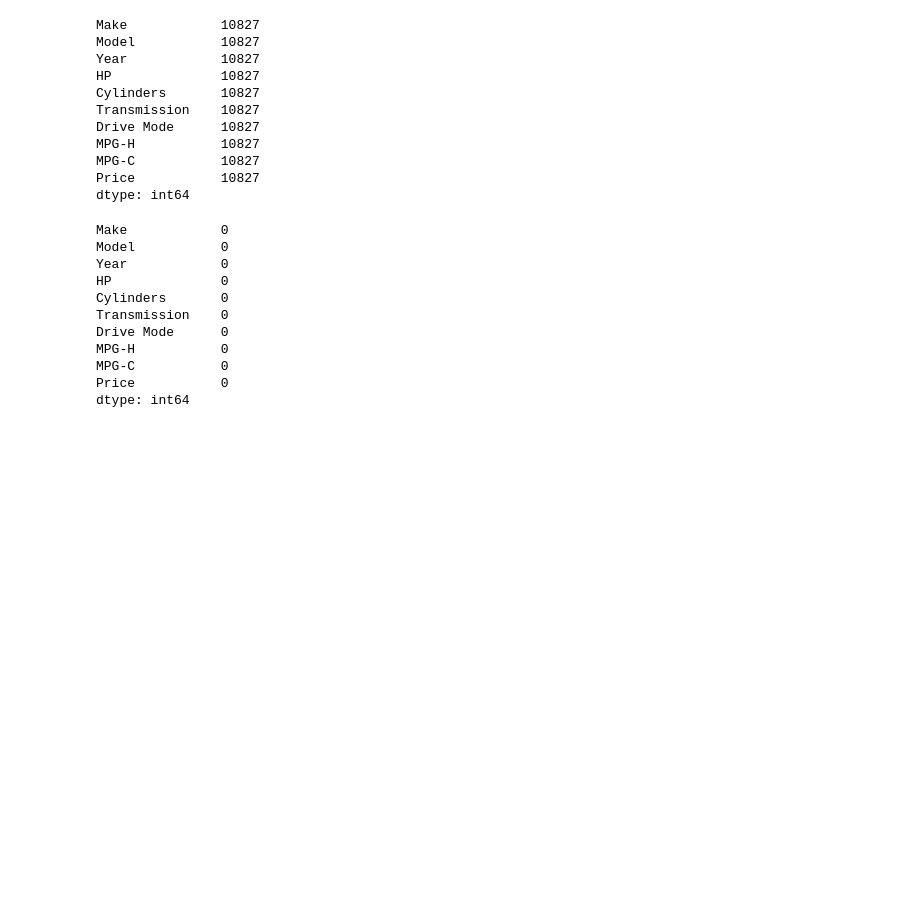
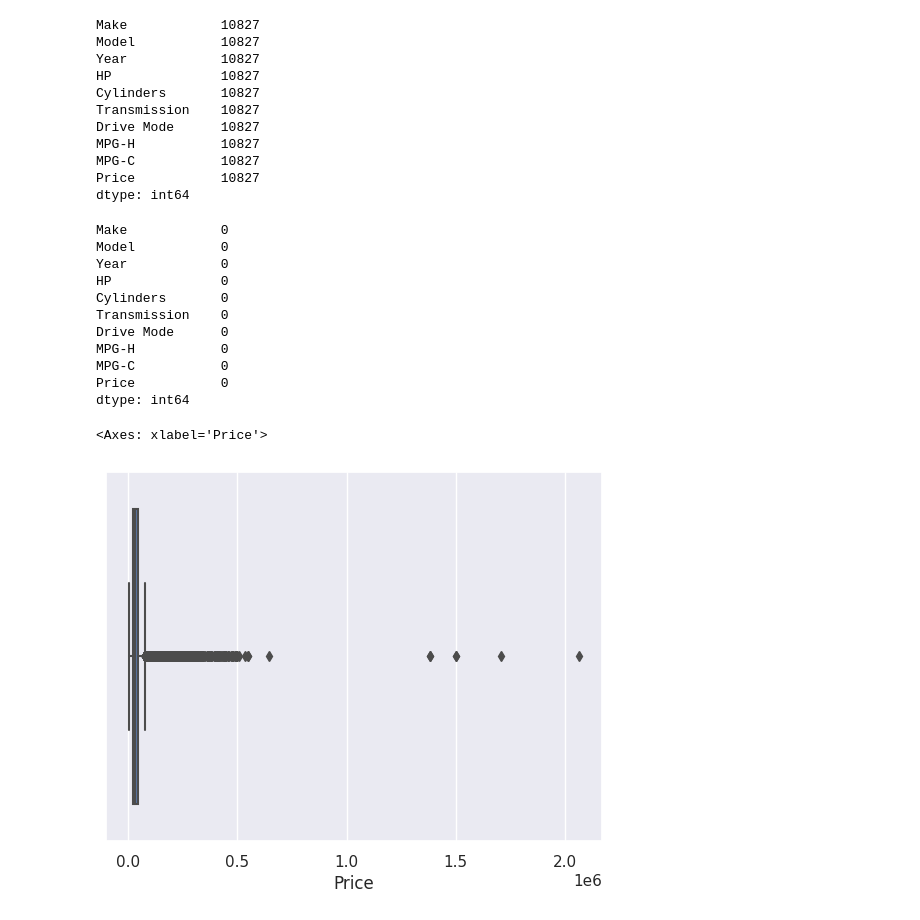
Before and after one commit to fpabi/Tareas, a Jupyter notebook: Tarea9.ipynb, the cells around one changed output. Cells and saved outputs as stored; diff of their text form; code cells hidden in the pictures; blank space fills up the shorter version.

```diff
--- a/Tarea9.ipynb
+++ b/Tarea9.ipynb
@@ -187,3 +187,8 @@ MPG-H           0
 MPG-C           0
 Price           0
 dtype: int64
+# %%
+sns.boxplot(x=df['Price'])
+# %% [output]
+<Axes: xlabel='Price'>
+[figure, added]
```
Also changed, not shown: parts of 4 cells of this notebook.
